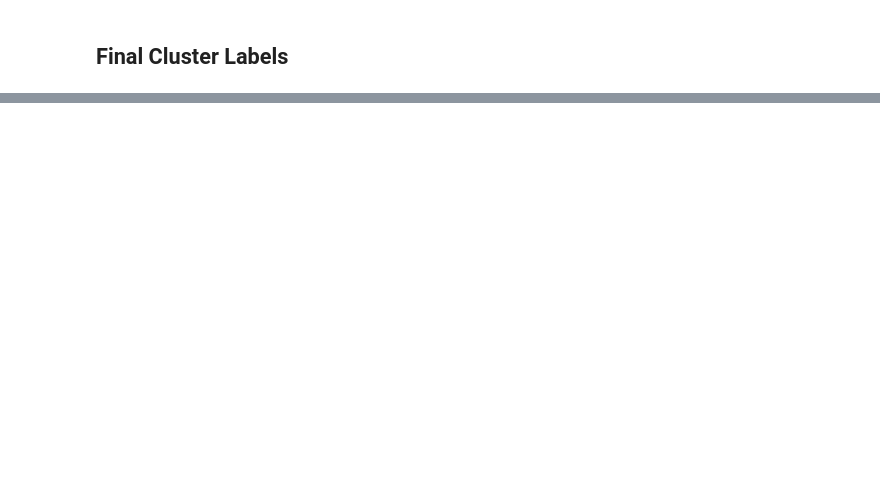
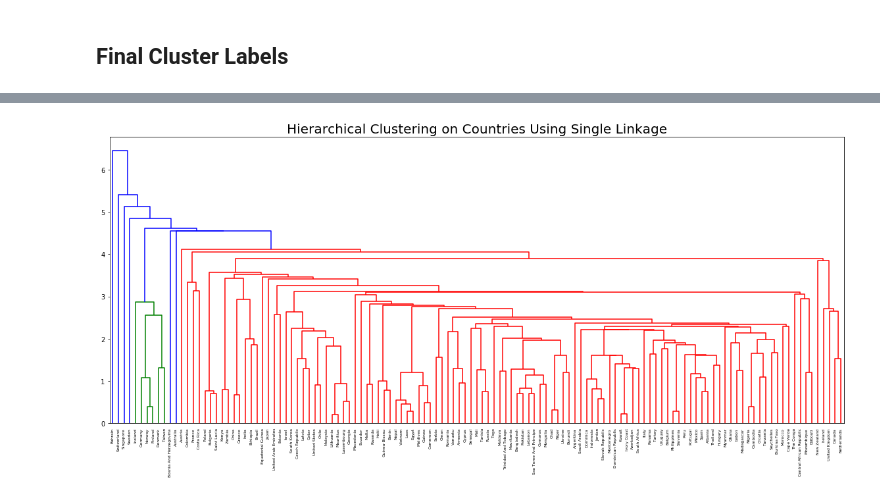
Before and after one commit to sam-cannon/EFFERT-Index, a Jupyter notebook: Hierarchical Clustering GGEI and IEF.ipynb, the cells around one changed output, grey strips where cells are left out. Saved outputs shown, nothing was run; the diff lists cells and outputs as text; code cells hidden in the pictures; blank space fills up the shorter version.

Commit message:
Hierarchical Clustering & KMeans On GGEI and IEF

```diff
--- a/Hierarchical Clustering GGEI and IEF.ipynb
+++ b/Hierarchical Clustering GGEI and IEF.ipynb
@@ -26,6 +28,3 @@ df.head()
 | 4 | Norway | 74.3 | 70.31 |
 # %%
 X = df.iloc[:, [1, 2]].values
-# %%
-plt.figure(figsize = (15, 10))
-dendrogram = sch.dendrogram(sch.linkage(X, method='ward'));
@@ -80,0 +90,10 @@ pairs.sort_values('labels').reset_index(drop = True)
+# %%
+# Calculate the linkage: mergings
+mergings = linkage(X, method = 'single')
+
+# Plot the dendrogram
+plt.figure(figsize = (20, 8))
+dendrogram(mergings, labels=country_names, leaf_rotation = 90, leaf_font_size=6)
+plt.title('Hierarchical Clustering on Countries Using Single Linkage', fontsize = 20);
+# %% [output]
+[figure, added]
```
Also changed, not shown: parts of 11 cells of this notebook.
